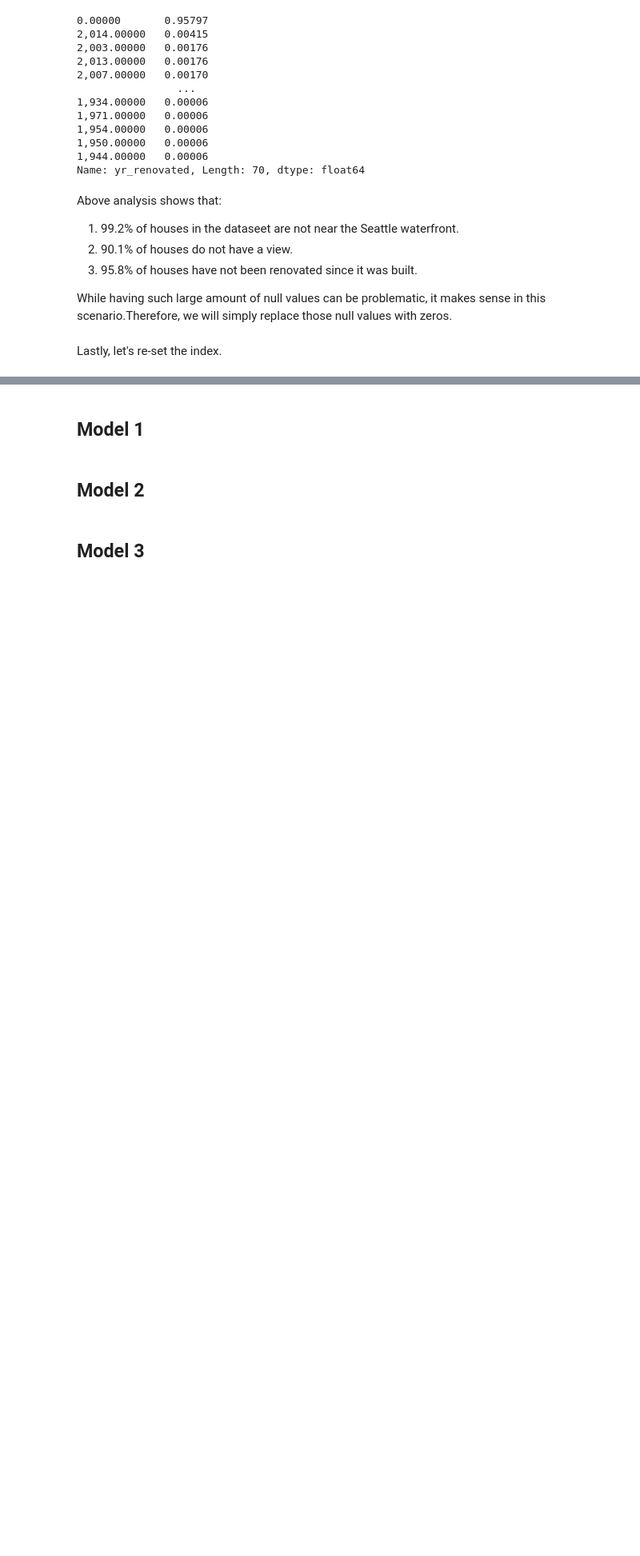
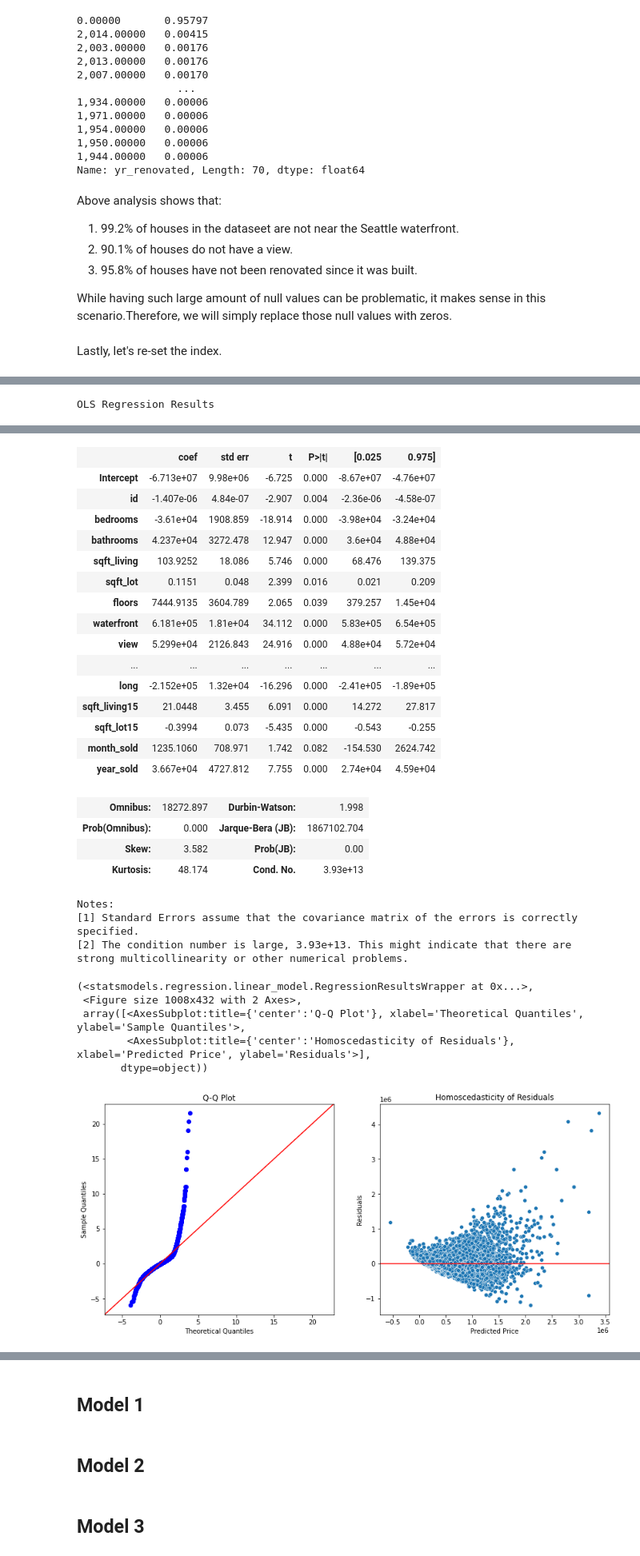
Before and after one commit to jennifernha/King-County-House-Sales, a Jupyter notebook: King County House Sales Analysis.ipynb, the cells around one changed output, grey strips where cells are left out. Shown at 80% size. Drawn from its saved outputs; the diff is of its cells as text; code cells hidden in the pictures; blank space fills up the shorter version.

Commit message:
Add baseline model

```diff
--- a/King County House Sales Analysis.ipynb
+++ b/King County House Sales Analysis.ipynb
@@ -164,0 +148,4 @@ memory usage: 3.6+ MB
+# %%
+df['month_sold'] = df.date.dt.month
+df['year_sold'] = df.date.dt.year
+df.drop(['date'], axis= 1, inplace= True)
@@ -240,3 +207,0 @@ df[df['bedrooms'] >= 33]
-# %%
-#remove the outlier
-df.drop(index=15856, inplace= True)
@@ -244,0 +208,3 @@ df.drop(index=15856, inplace= True)
+# %%
+# change data type of basement to float instead of object
+df['sqft_basement'] = df.sqft_basement.astype('float')
@@ -313,0 +286,4 @@ memory usage: 3.4+ MB
+# %%
+result_plot(df)
+# %% [output]
+OLS Regression Results
@@ -313,0 +299,30 @@ memory usage: 3.4+ MB
+|  | coef | std err | t | P>|t| | [0.025 | 0.975] |
+| Intercept | -6.713e+07 | 9.98e+06 | -6.725 | 0.000 | -8.67e+07 | -4.76e+07 |
+| id | -1.407e-06 | 4.84e-07 | -2.907 | 0.004 | -2.36e-06 | -4.58e-07 |
+| bedrooms | -3.61e+04 | 1908.859 | -18.914 | 0.000 | -3.98e+04 | -3.24e+04 |
+| bathrooms | 4.237e+04 | 3272.478 | 12.947 | 0.000 | 3.6e+04 | 4.88e+04 |
+| sqft_living | 103.9252 | 18.086 | 5.746 | 0.000 | 68.476 | 139.375 |
+| sqft_lot | 0.1151 | 0.048 | 2.399 | 0.016 | 0.021 | 0.209 |
+| floors | 7444.9135 | 3604.789 | 2.065 | 0.039 | 379.257 | 1.45e+04 |
+| waterfront | 6.181e+05 | 1.81e+04 | 34.112 | 0.000 | 5.83e+05 | 6.54e+05 |
+| view | 5.299e+04 | 2126.843 | 24.916 | 0.000 | 4.88e+04 | 5.72e+04 |
+| ... | ... | ... | ... | ... | ... | ... |
+| long | -2.152e+05 | 1.32e+04 | -16.296 | 0.000 | -2.41e+05 | -1.89e+05 |
+| sqft_living15 | 21.0448 | 3.455 | 6.091 | 0.000 | 14.272 | 27.817 |
+| sqft_lot15 | -0.3994 | 0.073 | -5.435 | 0.000 | -0.543 | -0.255 |
+| month_sold | 1235.1060 | 708.971 | 1.742 | 0.082 | -154.530 | 2624.742 |
+| year_sold | 3.667e+04 | 4727.812 | 7.755 | 0.000 | 2.74e+04 | 4.59e+04 |
+| Omnibus: | 18272.897 | Durbin-Watson: | 1.998 |
+| Prob(Omnibus): | 0.000 | Jarque-Bera (JB): | 1867102.704 |
+| Skew: | 3.582 | Prob(JB): | 0.00 |
+| Kurtosis: | 48.174 | Cond. No. | 3.93e+13 |
+Notes:
+[1] Standard Errors assume that the covariance matrix of the errors is correctly specified.
+[2] The condition number is large, 3.93e+13. This might indicate that there are
+strong multicollinearity or other numerical problems.
+(<statsmodels.regression.linear_model.RegressionResultsWrapper at 0x...>,
+ <Figure size 1008x432 with 2 Axes>,
+ array([<AxesSubplot:title={'center':'Q-Q Plot'}, xlabel='Theoretical Quantiles', ylabel='Sample Quantiles'>,
+        <AxesSubplot:title={'center':'Homoscedasticity of Residuals'}, xlabel='Predicted Price', ylabel='Residuals'>],
+       dtype=object))
+[figure, added]
```
Also changed, not shown: parts of 18 cells of this notebook.
